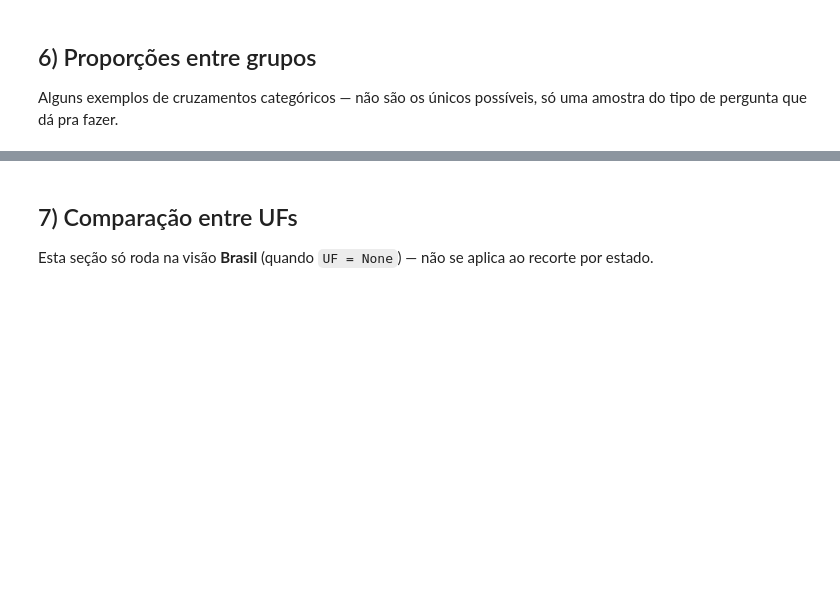
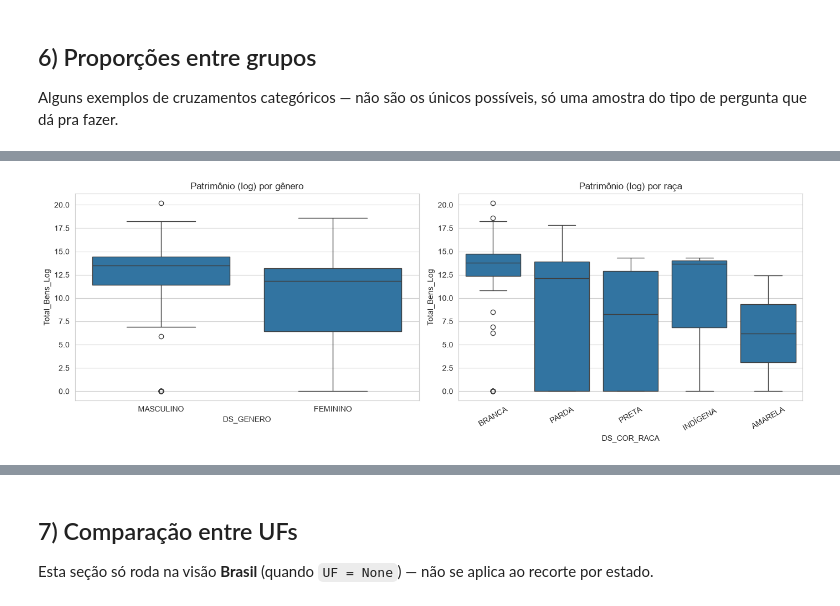
Before and after one commit to gplucchese/mineracao-dados-eleitorais-2026, a Jupyter notebook: 01_analise_descritiva.ipynb, the cells around one changed output, grey strips where cells are left out. Saved outputs shown, nothing was run; the diff lists cells and outputs as text; code cells hidden in the pictures; blank space fills up the shorter version.

```diff
--- a/01_analise_descritiva.ipynb
+++ b/01_analise_descritiva.ipynb
@@ -256,12 +337,14 @@ plt.show()
 # %%
 fig, axes = plt.subplots(1, 2, figsize=(14, 5))
 
 sns.boxplot(data=df, x='DS_GENERO', y='Total_Bens_Log', ax=axes[0])
 axes[0].set_title('Patrimônio (log) por gênero')
 
-sns.boxplot(data=df, x='DS_SIT_TOT_TURNO', y='IDADE', ax=axes[1])
-axes[1].set_title('Idade por situação eleitoral')
+sns.boxplot(data=df, x='DS_COR_RACA', y='Total_Bens_Log', ax=axes[1])
+axes[1].set_title('Patrimônio (log) por raça')
 axes[1].tick_params(axis='x', rotation=30)
 
 plt.tight_layout()
 plt.show()
+# %% [output]
+[figure, added]
```
Also changed, not shown: parts of 17 cells of this notebook, 2 other files.
